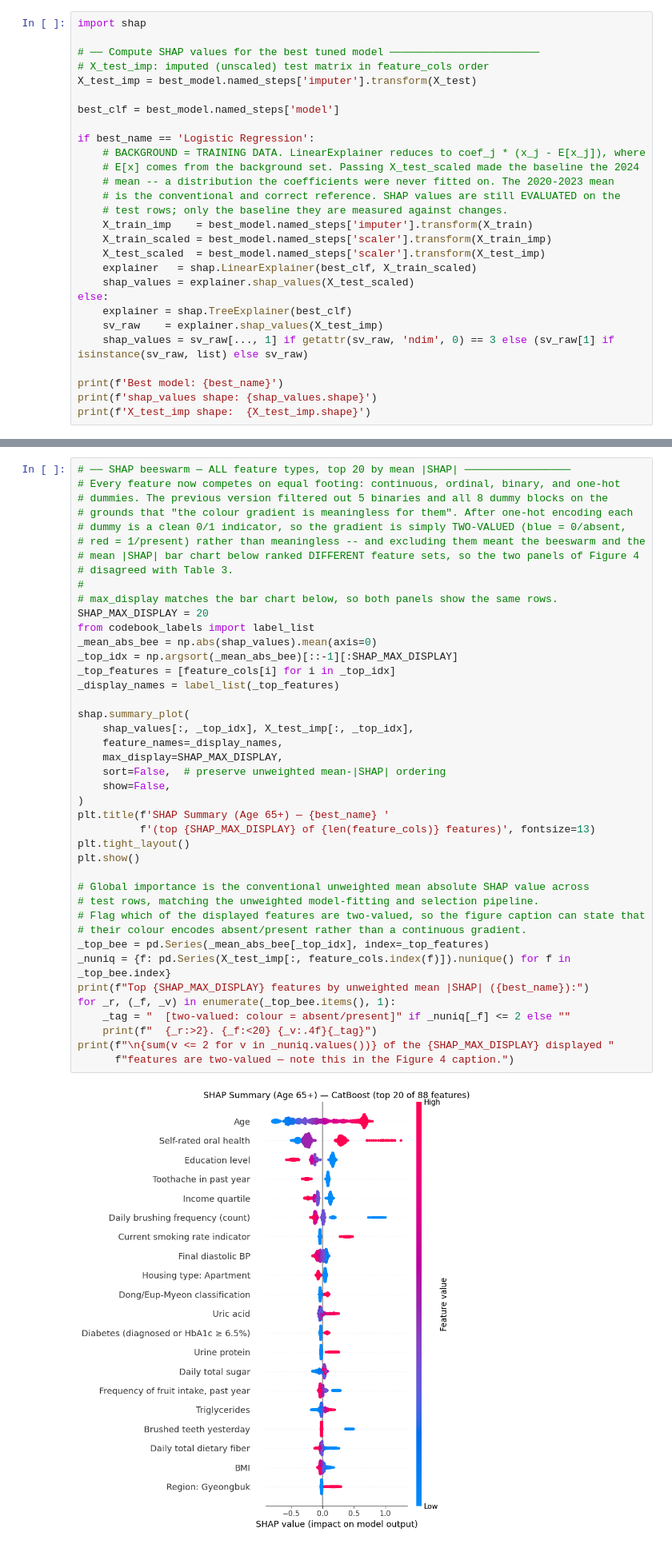
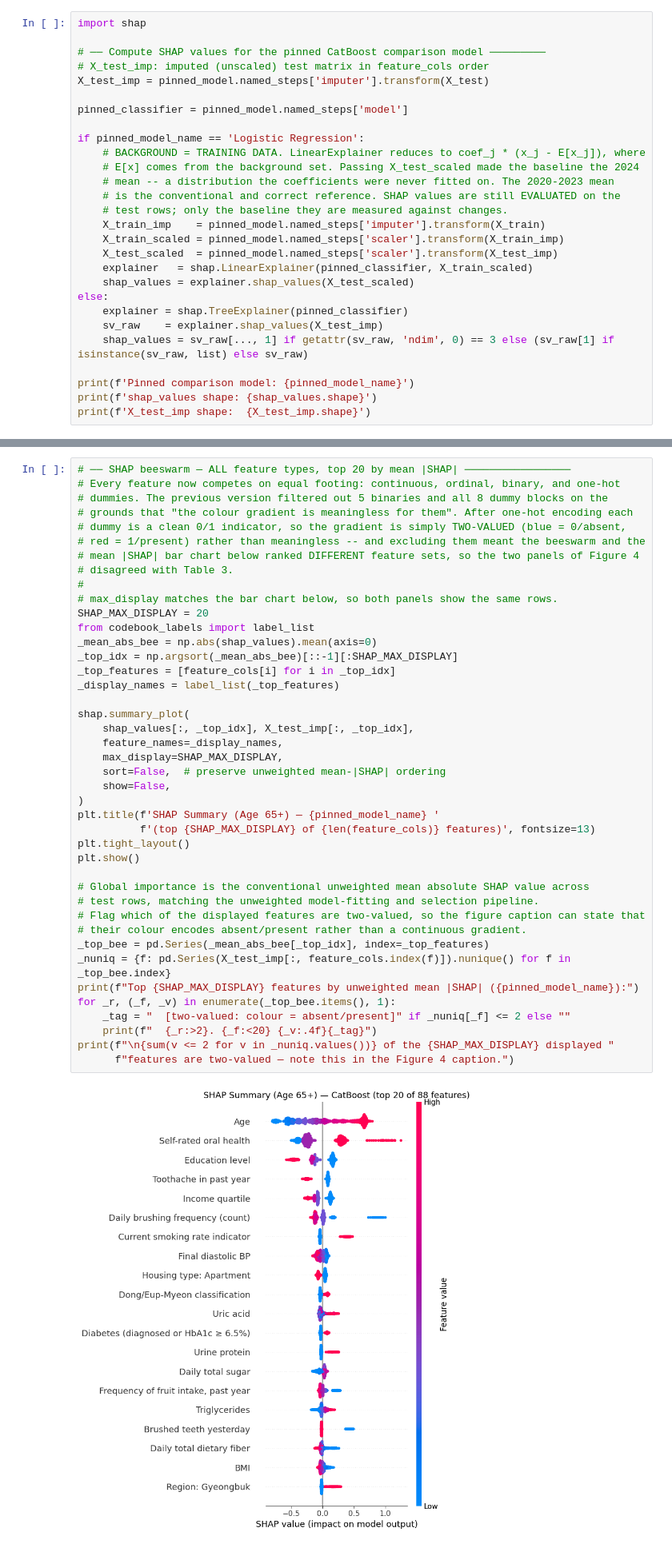
Before and after one commit to kimyonghan766/knhanes-tooth-loss-classifier, a Jupyter notebook: Main/CB_65+.ipynb, the cells around one changed output, grey strips where cells are left out. Shown at 80% size. Drawn from its saved outputs; the diff is of its cells as text.

```diff
--- a/Main/CB_65+.ipynb
+++ b/Main/CB_65+.ipynb
@@ -2242,29 +2370,29 @@ Pinned CatBoost vs Logistic Regression -- DeLong p = 0.1431 (NOT significant at
 # %%
 import shap
 
-# ── Compute SHAP values for the best tuned model ────────────────────────
+# ── Compute SHAP values for the pinned CatBoost comparison model ─────────
 # X_test_imp: imputed (unscaled) test matrix in feature_cols order
-X_test_imp = best_model.named_steps['imputer'].transform(X_test)
+X_test_imp = pinned_model.named_steps['imputer'].transform(X_test)
 
-best_clf = best_model.named_steps['model']
+pinned_classifier = pinned_model.named_steps['model']
 
-if best_name == 'Logistic Regression':
+if pinned_model_name == 'Logistic Regression':
     # BACKGROUND = TRAINING DATA. LinearExplainer reduces to coef_j * (x_j - E[x_j]), where
     # E[x] comes from the background set. Passing X_test_scaled made the baseline the 2024
     # mean -- a distribution the coefficients were never fitted on. The 2020-2023 mean
     # is the conventional and correct reference. SHAP values are still EVALUATED on the
     # test rows; only the baseline they are measured against changes.
-    X_train_imp    = best_model.named_steps['imputer'].transform(X_train)
-    X_train_scaled = best_model.named_steps['scaler'].transform(X_train_imp)
-    X_test_scaled  = best_model.named_steps['scaler'].transform(X_test_imp)
-    explainer   = shap.LinearExplainer(best_clf, X_train_scaled)
+    X_train_imp    = pinned_model.named_steps['imputer'].transform(X_train)
+    X_train_scaled = pinned_model.named_steps['scaler'].transform(X_train_imp)
+    X_test_scaled  = pinned_model.named_steps['scaler'].transform(X_test_imp)
+    explainer   = shap.LinearExplainer(pinned_classifier, X_train_scaled)
     shap_values = explainer.shap_values(X_test_scaled)
 else:
-    explainer = shap.TreeExplainer(best_clf)
+    explainer = shap.TreeExplainer(pinned_classifier)
     sv_raw    = explainer.shap_values(X_test_imp)
     shap_values = sv_raw[..., 1] if getattr(sv_raw, 'ndim', 0) == 3 else (sv_raw[1] if isinstance(sv_raw, list) else sv_raw)
 
-print(f'Best model: {best_name}')
+print(f'Pinned comparison model: {pinned_model_name}')
 print(f'shap_values shape: {shap_values.shape}')
 print(f'X_test_imp shape:  {X_test_imp.shape}')
 # %% [output]
@@ -2287,36 +2415,36 @@ X_test_imp shape:  (1758, 88)
 SHAP_MAX_DISPLAY = 20
 from codebook_labels import label_list
 _mean_abs_bee = np.abs(shap_values).mean(axis=0)
 _top_idx = np.argsort(_mean_abs_bee)[::-1][:SHAP_MAX_DISPLAY]
 _top_features = [feature_cols[i] for i in _top_idx]
 _display_names = label_list(_top_features)
 
 shap.summary_plot(
     shap_values[:, _top_idx], X_test_imp[:, _top_idx],
     feature_names=_display_names,
     max_display=SHAP_MAX_DISPLAY,
     sort=False,  # preserve unweighted mean-|SHAP| ordering
     show=False,
 )
-plt.title(f'SHAP Summary (Age 65+) — {best_name} '
+plt.title(f'SHAP Summary (Age 65+) — {pinned_model_name} '
           f'(top {SHAP_MAX_DISPLAY} of {len(feature_cols)} features)', fontsize=13)
 plt.tight_layout()
 plt.show()
 
 # Global importance is the conventional unweighted mean absolute SHAP value across
 # test rows, matching the unweighted model-fitting and selection pipeline.
 # Flag which of the displayed features are two-valued, so the figure caption can state that
 # their colour encodes absent/present rather than a continuous gradient.
 _top_bee = pd.Series(_mean_abs_bee[_top_idx], index=_top_features)
 _nuniq = {f: pd.Series(X_test_imp[:, feature_cols.index(f)]).nunique() for f in _top_bee.index}
-print(f"Top {SHAP_MAX_DISPLAY} features by unweighted mean |SHAP| ({best_name}):")
+print(f"Top {SHAP_MAX_DISPLAY} features by unweighted mean |SHAP| ({pinned_model_name}):")
 for _r, (_f, _v) in enumerate(_top_bee.items(), 1):
     _tag = "  [two-valued: colour = absent/present]" if _nuniq[_f] <= 2 else ""
     print(f"  {_r:>2}. {_f:<20} {_v:.4f}{_tag}")
 print(f"\n{sum(v <= 2 for v in _nuniq.values())} of the {SHAP_MAX_DISPLAY} displayed "
       f"features are two-valued — note this in the Figure 4 caption.")
 # %% [output]
-[figure, old version]
+[figure, new version]
 Top 20 features by unweighted mean |SHAP| (CatBoost):
    1. age                  0.4113
    2. OR1                  0.2984
```
Also changed, not shown: parts of 29 cells of this notebook, 3 other files.
